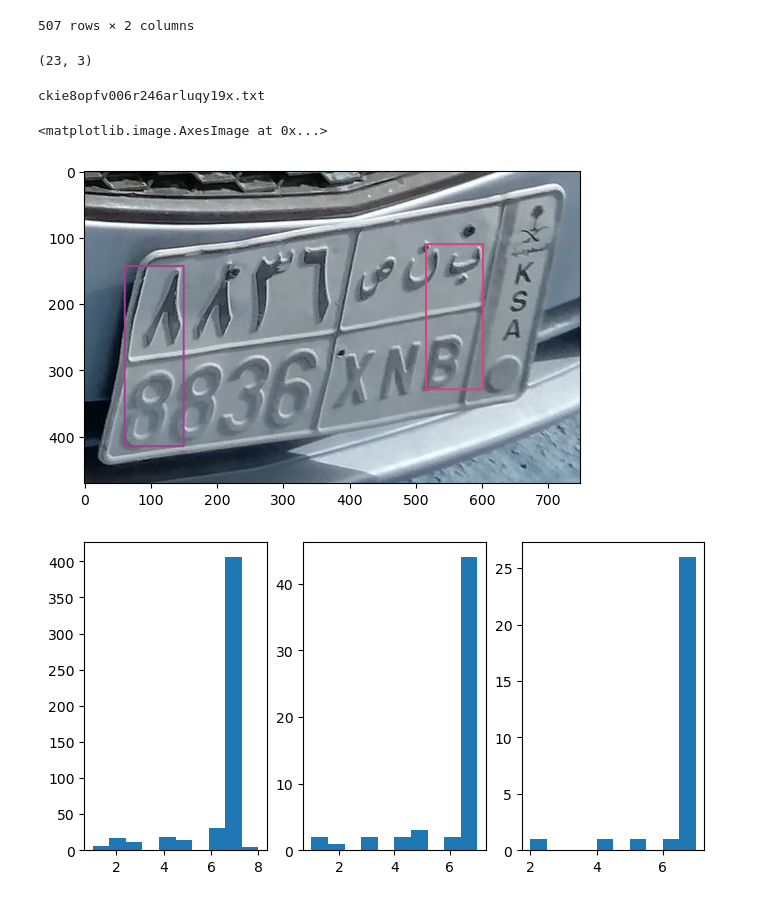
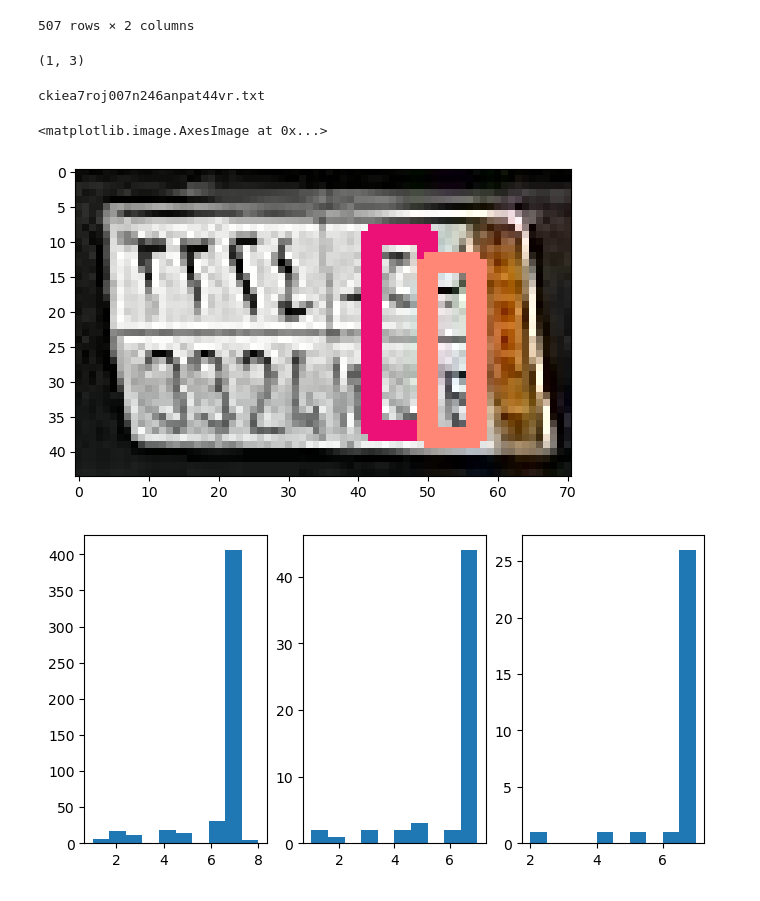
Before and after one commit to zamarseny/detection_plate_symbols, a Jupyter notebook: EDA.ipynb, the cells around one changed output. Drawn from its saved outputs; the diff is of its cells as text; code cells hidden in the pictures.

```diff
--- a/EDA.ipynb
+++ b/EDA.ipynb
@@ -160,30 +160,30 @@ tr_symb_freq
 | 505 | GBC_CV_attitude_test_2023_10/test... | 7 |
 | 506 | GBC_CV_attitude_test_2023_10/test... | 7 |
 507 rows × 2 columns
-# %%
-#np.array(tr_symb_freq['DS_part'].reset_index())
-intersting_cases = tr_symb_freq[tr_symb_freq['DS_part']<3].reset_index()
-intersting_cases.shape
-# %% [output]
-(23, 3)
-# %%
-#ann_file = re.split('\|/', intersting_cases['ann_file'].head(1).item())[-1]#'ckictsenl0000246a2itn28ts.txt'
-ann_file = intersting_cases['ann_file'].head(2).tail(1).item()[len(train_dir)+1:]
-print(ann_file)
-
-pic = cv2.imread(os.path.join(train_dir, ann_file.replace('.txt', '.jpeg')))
-with open(os.path.join(train_dir, ann_file), 'r') as f:
-    ann_data = f.readlines()
-boxes, classes = get_boxes_classes_txt(ann_data)
-pic_vis = plot_all_boxes(pic, boxes, classes)
-plt.imshow(pic_vis)
-
-with open(os.path.join(train_dir, ann_file), 'r') as f:
-    ann_data = f.readlines()
-boxes, classes = get_boxes_classes_txt(ann_data)
-pic_vis = plot_all_boxes(pic, boxes, classes)
-plt.imshow(pic_vis)
-# %% [output]
-ckie8opfv006r246arluqy19x.txt
-<matplotlib.image.AxesImage at 0x...>
-[figure, removed]
+# %%
+#np.array(tr_symb_freq['DS_part'].reset_index())
+intersting_cases = te_symb_freq[te_symb_freq['DS_part']<3].reset_index()
+intersting_cases.shape
+# %% [output]
+(1, 3)
+# %%
+#ann_file = re.split('\|/', intersting_cases['ann_file'].head(1).item())[-1]#'ckictsenl0000246a2itn28ts.txt'
+ann_file = intersting_cases['ann_file'].head(2).tail(1).item()[len(test_dir)+1:]
+print(ann_file)
+
+pic = cv2.imread(os.path.join(test_dir, ann_file.replace('.txt', '.jpeg')))
+with open(os.path.join(test_dir, ann_file), 'r') as f:
+    ann_data = f.readlines()
+boxes, classes = get_boxes_classes_txt(ann_data)
+pic_vis = plot_all_boxes(pic, boxes, classes)
+plt.imshow(pic_vis)
+
+with open(os.path.join(test_dir, ann_file), 'r') as f:
+    ann_data = f.readlines()
+boxes, classes = get_boxes_classes_txt(ann_data)
+pic_vis = plot_all_boxes(pic, boxes, classes)
+plt.imshow(pic_vis)
+# %% [output]
+ckiea7roj007n246anpat44vr.txt
+<matplotlib.image.AxesImage at 0x...>
+[figure, added]
```
Also changed, not shown: parts of 29 cells of this notebook, 2 other files.
